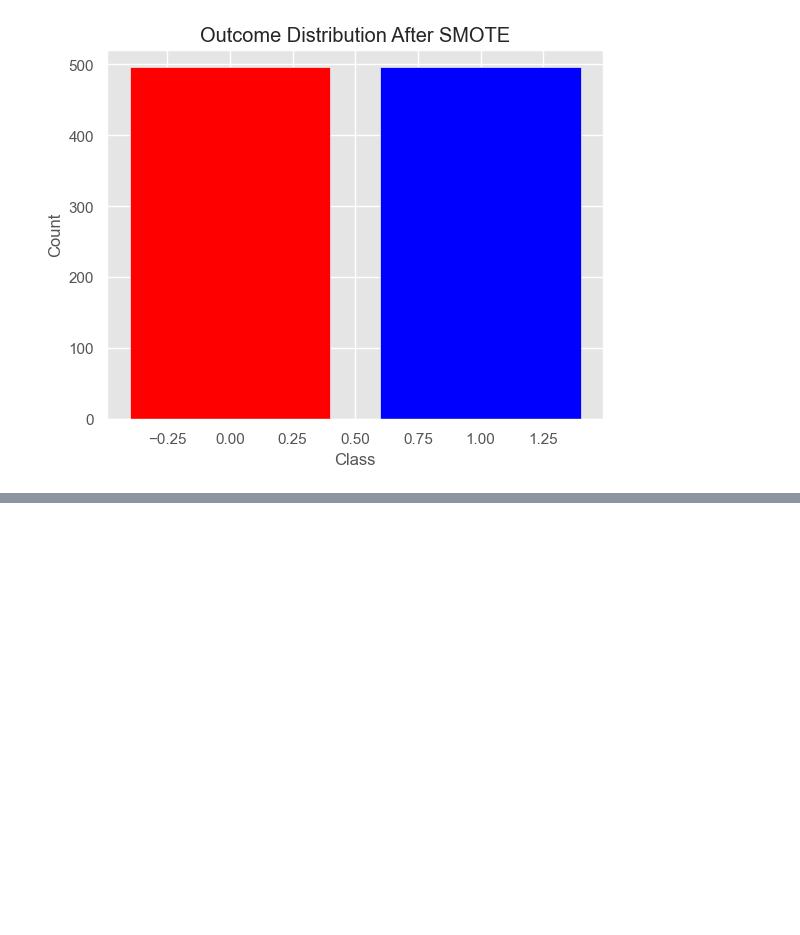
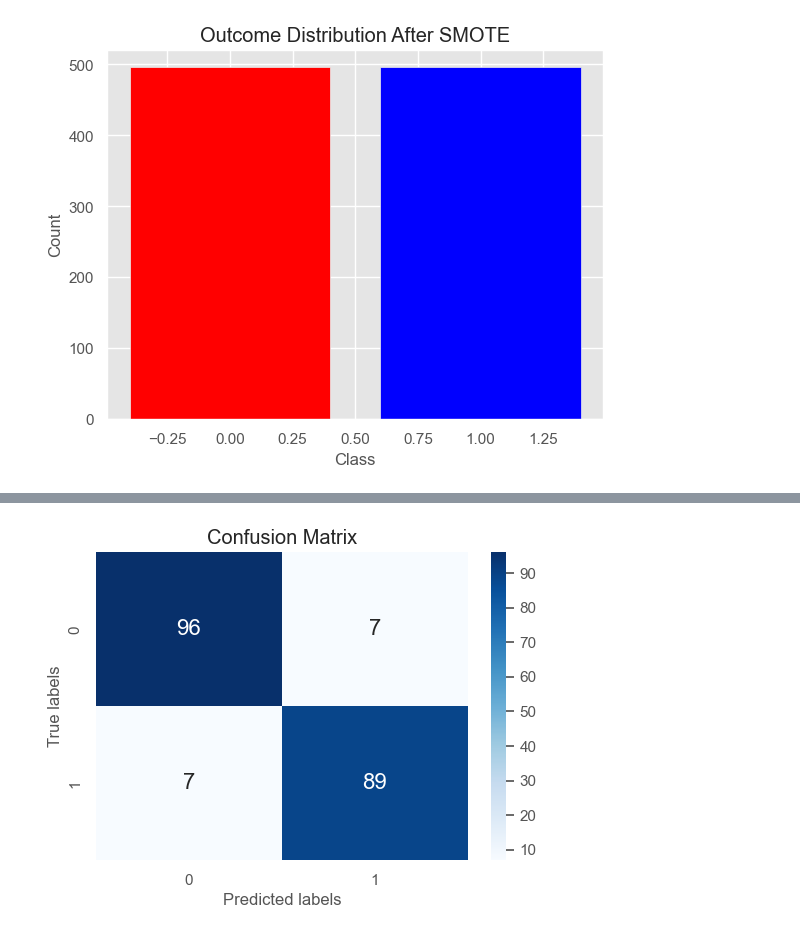
Before and after one commit to Amirh-Alipour/Diabetes-ANN-Prediction, a Jupyter notebook: Diabetes Prediction/main.ipynb, the cells around one changed output, grey strips where cells are left out. Saved outputs shown, nothing was run; the diff lists cells and outputs as text; code cells hidden in the pictures; blank space fills up the shorter version.

Commit message:
Random Forest

```diff
--- a/Diabetes Prediction/main.ipynb
+++ b/Diabetes Prediction/main.ipynb
@@ -396,0 +401,13 @@ X_train, X_test, y_train , y_test = train_test_split(X_resampled,y_resampled, te
+# %%
+rand_clf = RandomForestClassifier(random_state=42)
+param_grid = {
+    'n_estimators': [100, 130, 150],
+    'criterion': ['gini', 'entropy'],
+    'max_depth': [10, 15, 20, None],
+    'max_features': [0.5, 0.75, 'sqrt', 'log2'],
+    'min_samples_split': [2, 3, 4],
+    'min_samples_leaf': [1, 2, 3]
+}
+grid_search = GridSearchCV(rand_clf, param_grid, n_jobs=-1)
+grid_search.fit(X_train, y_train)
+best_model_rf = grid_search.best_estimator_
@@ -396,0 +418,10 @@ X_train, X_test, y_train , y_test = train_test_split(X_resampled,y_resampled, te
+# %%
+y_pred = best_model_rf.predict(X_test)
+
+rand_acc = accuracy_score(y_test, y_pred)
+cm = confusion_matrix(y_test, y_pred)
+
+rand_acc_percent = rand_acc * 100
+
+print(f"Accuracy Score: {rand_acc_percent:.2f}%")
+print(classification_report(y_test, y_pred))
@@ -396,0 +438,10 @@ X_train, X_test, y_train , y_test = train_test_split(X_resampled,y_resampled, te
+# %%
+plt.figure(figsize=(6, 4))
+sns.heatmap(cm, annot=True, cmap='Blues', fmt='d', annot_kws={"size": 16})
+
+plt.title('Confusion Matrix')
+plt.xlabel('Predicted labels')
+plt.ylabel('True labels')
+plt.show()
+# %% [output]
+[figure, added]
```
Also changed, not shown: parts of 4 cells of this notebook.
